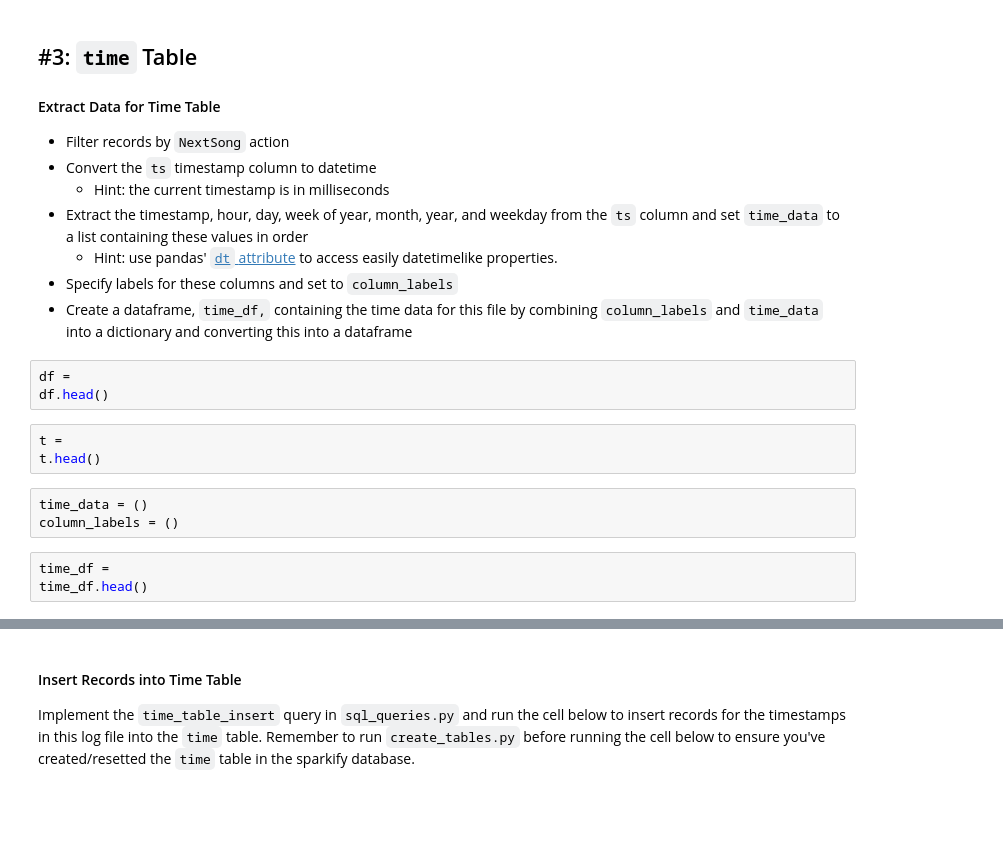
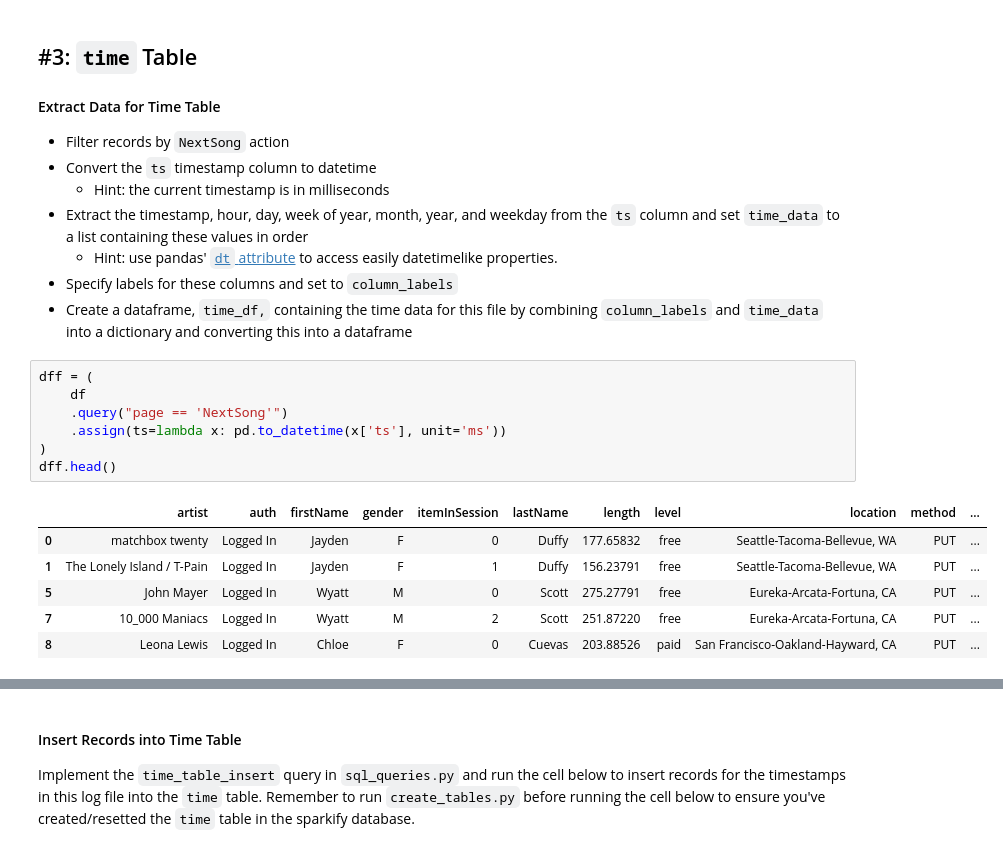
Before and after one commit to lpillmann/udacity-data-modeling-with-postgres, a Jupyter notebook: etl.ipynb, the cells around one changed output, grey strips where cells are left out. Cells and saved outputs as stored; diff of their text form; blank space fills up the shorter version.

```diff
--- a/etl.ipynb
+++ b/etl.ipynb
@@ -135,15 +146,17 @@ df.head()
   - Hint: use pandas' [`dt` attribute](https://pandas.pydata.org/pandas-docs/stable/reference/api/pandas.Series.dt.html) to access easily datetimelike properties.
 - Specify labels for these columns and set to `column_labels`
 - Create a dataframe, `time_df,` containing the time data for this file by combining `column_labels` and `time_data` into a dictionary and converting this into a dataframe
-# %%
-df =
-df.head()
-# %%
-t =
-t.head()
-# %%
-time_data = ()
-column_labels = ()
-# %%
-time_df =
-time_df.head()
+# %%
+dff = (
+    df
+    .query("page == 'NextSong'")
+    .assign(ts=lambda x: pd.to_datetime(x['ts'], unit='ms'))
+)
+dff.head()
+# %% [output]
+|  | artist | auth | firstName | gender | itemInSession | lastName | length | level | location | method | ... |
+| 0 | matchbox twenty | Logged In | Jayden | F | 0 | Duffy | 177.65832 | free | Seattle-Tacoma-Bellevue, WA | PUT | ... |
+| 1 | The Lonely Island / T-Pain | Logged In | Jayden | F | 1 | Duffy | 156.23791 | free | Seattle-Tacoma-Bellevue, WA | PUT | ... |
+| 5 | John Mayer | Logged In | Wyatt | M | 0 | Scott | 275.27791 | free | Eureka-Arcata-Fortuna, CA | PUT | ... |
+| 7 | 10_000 Maniacs | Logged In | Wyatt | M | 2 | Scott | 251.87220 | free | Eureka-Arcata-Fortuna, CA | PUT | ... |
+| 8 | Leona Lewis | Logged In | Chloe | F | 0 | Cuevas | 203.88526 | paid | San Francisco-Oakland-Hayward, CA | PUT | ... |
```
Also changed, not shown: parts of 17 cells of this notebook, 2 other files.
